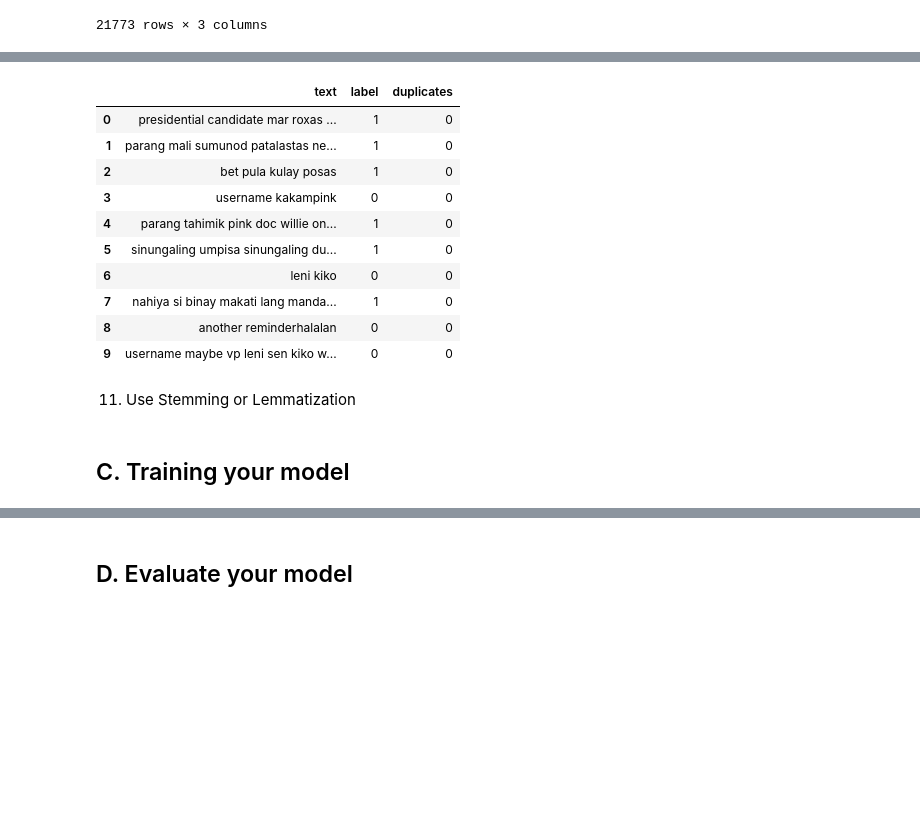
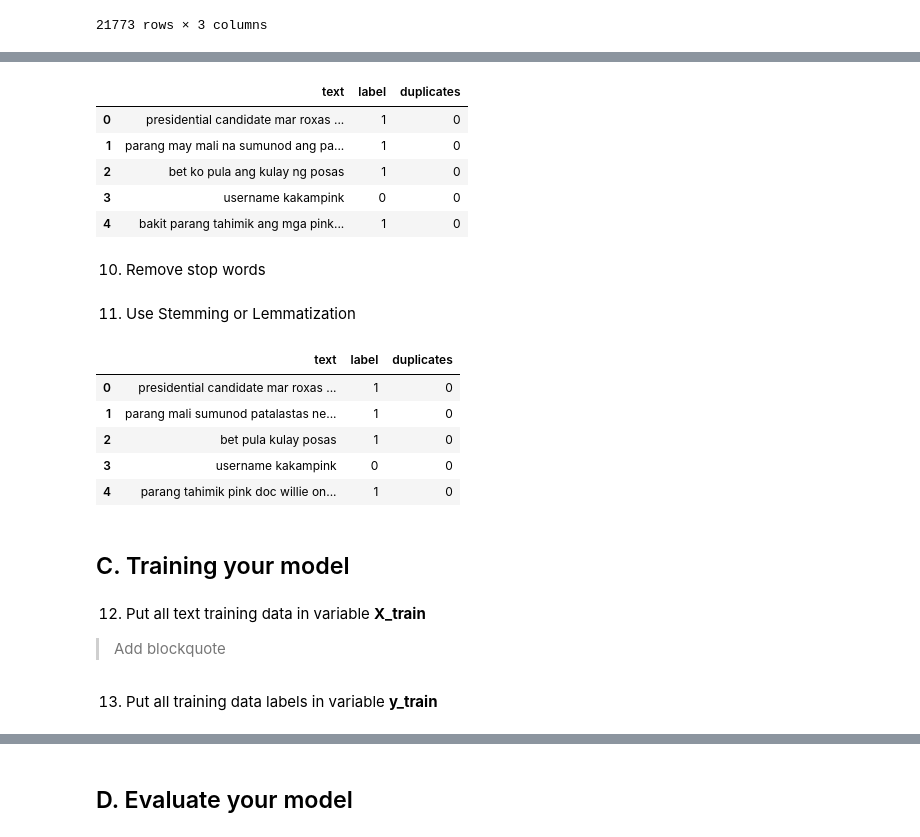
Before and after one commit to dhan-t/CCMACLRL_EXERCISES_COM222ML, a Jupyter notebook: Exercise7.ipynb, the cells around one changed output, grey strips where cells are left out. Cells and saved outputs as stored; diff of their text form; code cells hidden in the pictures; blank space fills up the shorter version.

```diff
--- a/Exercise7.ipynb
+++ b/Exercise7.ipynb
@@ -203 +198,15 @@ df_train.dropna()
+# %%
+# put your answer here
+df_train['text'] = df_train['text'].apply(lambda x: ''.join(char for char in x if char.isalnum() or char.isspace()))
+# %%
+df_train.head()
+# %% [output]
+|  | text | label | duplicates |
+| 0 | presidential candidate mar roxas ... | 1 | 0 |
+| 1 | parang may mali na sumunod ang pa... | 1 | 0 |
+| 2 | bet ko pula ang kulay ng posas | 1 | 0 |
+| 3 | username kakampink | 0 | 0 |
+| 4 | bakit parang tahimik ang mga pink... | 1 | 0 |
+# %% [markdown]
+10. Remove stop words
 # %%
@@ -239,17 +217,3 @@ df_train['text'] = df_train['text'].apply(lambda x: text_clean(x, 'L', True))
-# %%
-df_train.head(10)
-# %% [output]
-|  | text | label | duplicates |
-| 0 | presidential candidate mar roxas ... | 1 | 0 |
-| 1 | parang mali sumunod patalastas ne... | 1 | 0 |
-| 2 | bet pula kulay posas | 1 | 0 |
-| 3 | username kakampink | 0 | 0 |
-| 4 | parang tahimik pink doc willie on... | 1 | 0 |
-| 5 | sinungaling umpisa sinungaling du... | 1 | 0 |
-| 6 | leni kiko | 0 | 0 |
-| 7 | nahiya si binay makati lang manda... | 1 | 0 |
-| 8 | another reminderhalalan | 0 | 0 |
-| 9 | username maybe vp leni sen kiko w... | 0 | 0 |
 # %% [markdown]
 11. Use Stemming or Lemmatization
 # %%
@@ -262,2 +224,15 @@ y_validation = [text_clean(text, 'L', False) for text in X_train]
+# %%
+df_train.head()
+# %% [output]
+|  | text | label | duplicates |
+| 0 | presidential candidate mar roxas ... | 1 | 0 |
+| 1 | parang mali sumunod patalastas ne... | 1 | 0 |
+| 2 | bet pula kulay posas | 1 | 0 |
+| 3 | username kakampink | 0 | 0 |
+| 4 | parang tahimik pink doc willie on... | 1 | 0 |
 # %% [markdown]
 ## C. Training your model
+# %% [markdown]
+12. Put all text training data in variable **X_train**
+
+> Add blockquote
@@ -263,0 +242,2 @@ y_validation = [text_clean(text, 'L', False) for text in X_train]
+# %% [markdown]
+13. Put all training data labels in variable **y_train**
```
Also changed, not shown: parts of 46 cells of this notebook.
